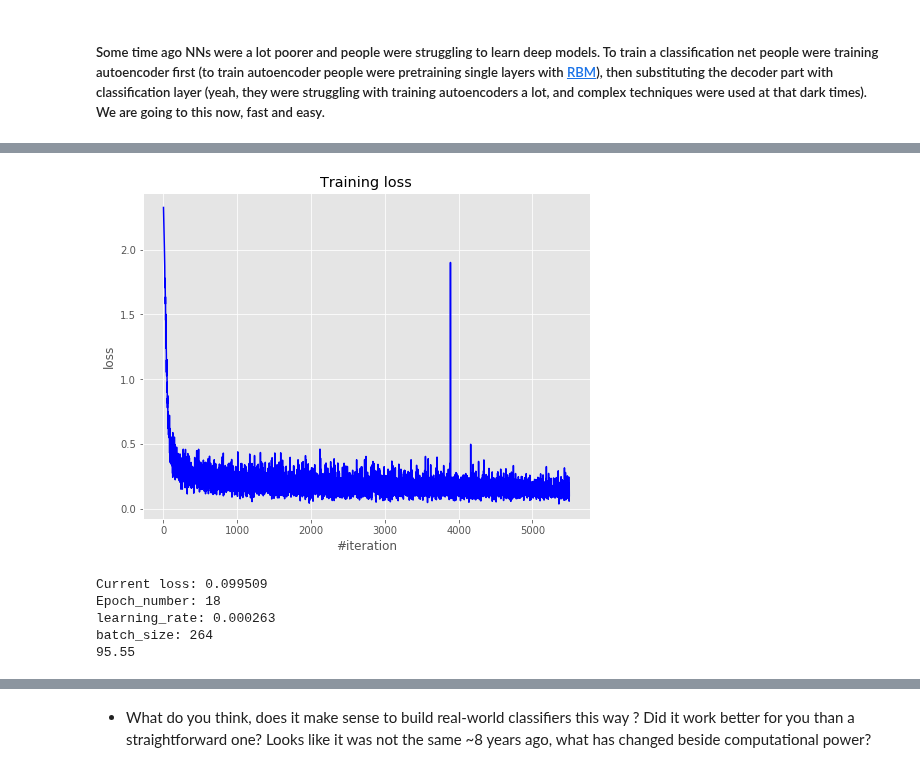
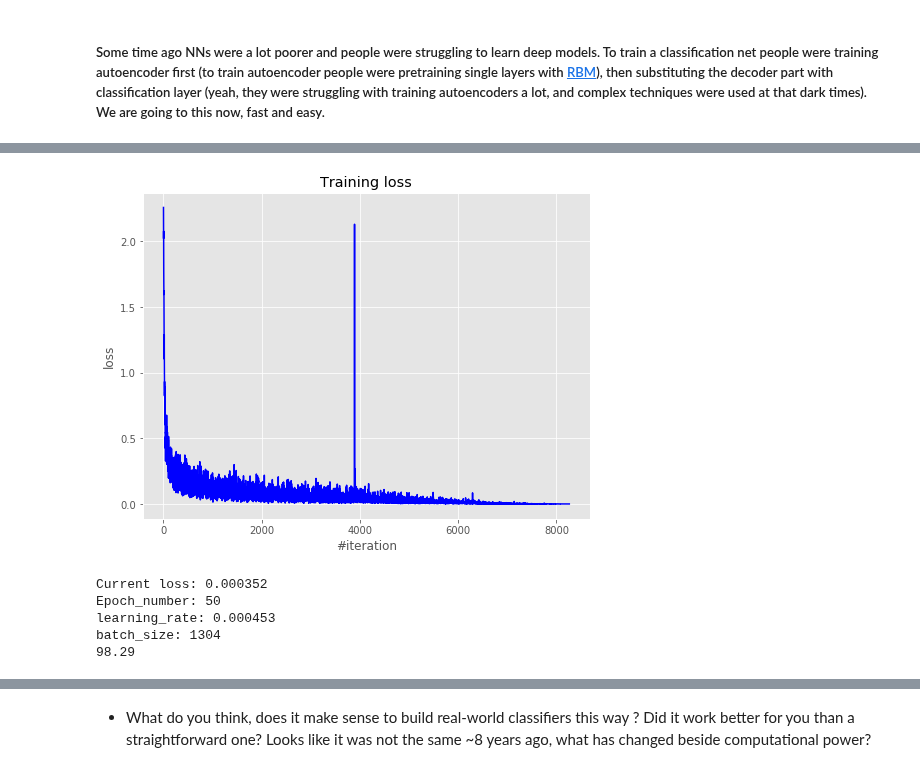
Before and after one commit to KARM1999/ISTC, a Jupyter notebook: assignment2_main.ipynb, the cells around one changed output, grey strips where cells are left out. Drawn from its saved outputs; the diff is of its cells as text; code cells hidden in the pictures.

```diff
--- a/assignment2_main.ipynb
+++ b/assignment2_main.ipynb
@@ -445,6 +429,7 @@ Use **MSECriterion** to score the reconstruction. Use **BatchMeanNormalization**
 You may train it for 9 epochs with batch size = 256, initial lr = 0.1 droping by a factor of 2 every 3 epochs. The reconstruction loss should be about 6.0 and visual quality decent already.
 Do not spend time on changing architecture, they are more or less the same.
 # %%
+# %run assignment1_modules.ipynb
 crit = MSECriterion()
 
 netAE = Sequential()
@@ -454,29 +439,45 @@ netAE = Sequential()
 # netAE.add(Linear(784, 784))
 
 l1 = Linear(784, 512)
+b1 = BatchMeanSubtraction()
 a1 = ReLU()
+
 l2 = Linear(512, 256)
+b2 = BatchMeanSubtraction()
 a2 = ReLU()
+
 l3 = Linear(256, 128)
+b3 = BatchMeanSubtraction()
 a3 = ReLU()
+
 l4 = Linear(128, 30)
+b4 = BatchMeanSubtraction()
 a4 = ReLU()
 
 netAE.add(l1)
+netAE.add(b1)
 netAE.add(a1)
+
 netAE.add(l2)
+netAE.add(b2)
 netAE.add(a2)
+
 netAE.add(l3)
+netAE.add(b3)
 netAE.add(a3)
+
 netAE.add(l4)
+netAE.add(b4)
 netAE.add(a4)
+
 netAE.add(Linear(30, 128))
+netAE.add(BatchMeanSubtraction())
 netAE.add(ReLU())
 netAE.add(Linear(128, 256))
-netAE.add(Dropout())
+netAE.add(BatchMeanSubtraction())
 netAE.add(ReLU())
 netAE.add(Linear(256, 512))
-netAE.add(Dropout())
+netAE.add(BatchMeanSubtraction())
 netAE.add(ReLU())
 netAE.add(Linear(512, 784))
 netAE.add(Sigmoid())
@@ -536,8 +537,8 @@ for i in range(50):
     print('batch_size: %d' %batch_size)
     batch_size += i*2
 
-    if (i+1)%4 == 2:
-        optimizer_config['learning_rate'] /= 1.12
-    if loss < 2e-2:
+    if i%5 == 2:
+        optimizer_config['learning_rate'] /= 1.1
+    if loss < 8e-3:
         break
 # %% [output]
@@ -593,11 +594,17 @@ plt.show()
 encoder = Sequential()
 
 encoder.add(l1)
+encoder.add(b1)
 encoder.add(a1)
+
 encoder.add(l2)
+encoder.add(b2)
 encoder.add(a2)
+
 encoder.add(l3)
+encoder.add(b3)
 encoder.add(a3)
+
 encoder.add(l4)
 
 encoder.evaluate()
@@ -623,6 +632,12 @@ netPred = Sequential()
 netPred.add(Linear(30, 128))
 netPred.add(BatchMeanSubtraction())
 netPred.add(ReLU())
+netPred.add(Linear(128, 256))
+netPred.add(BatchMeanSubtraction())
+netPred.add(ReLU())
+netPred.add(Linear(256, 128))
+netPred.add(BatchMeanSubtraction())
+netPred.add(ReLU())
 netPred.add(Linear(128, 64))
 netPred.add(BatchMeanSubtraction())
 netPred.add(ReLU())
@@ -634,7 +649,7 @@ optimizer_config = {'learning_rate' : 1e-3, 'beta0': 0.9, 'beta1': 0.999, 'epsil
 optimizer_state = {}
 
 # Looping params
-n_epoch = 42
+n_epoch = 50
 batch_size = 128
 
 loss_history = []
@@ -657,41 +672,41 @@ for i in range(n_epoch):
                      netPred.getGradParameters(),
                      optimizer_config,
                      optimizer_state)
         loss_history.append(loss)
 
 
     # Visualize
     display.clear_output(wait=True)
     plt.figure(figsize=(8, 6))
 
     plt.title("Training loss")
     plt.xlabel("#iteration")
     plt.ylabel("loss")
     plt.plot(loss_history, 'b')
     plt.show()
 
     print('Current loss: %f' % loss)
     print('Epoch_number: %d' % (i+1))
     print('learning_rate: %f' % optimizer_config['learning_rate'])
     print('batch_size: %d' % batch_size)
     if (i+1)%5:
-        optimizer_config['learning_rate'] /= 1.1
+        optimizer_config['learning_rate'] /= 1.02
 
     batch_size += i
 
     netPred.evaluate()
     acc = np.sum(np.argmax(netPred.forward(valX), axis=1)==valY)/100
     netPred.training()
     print(acc)
-    if acc > 95.5:
+    if acc > 98.5:
         break
 # %% [output]
-[figure, old version]
+[figure, new version]
-Current loss: 0.099509
-Epoch_number: 18
-learning_rate: 0.000263
-batch_size: 264
-95.55
+Current loss: 0.000352
+Epoch_number: 50
+learning_rate: 0.000453
+batch_size: 1304
+98.29
 # %%
 netPred.evaluate()
 pred = netPred.forward(testX).argmax(axis=1)
```
Also changed, not shown: parts of 21 cells of this notebook.
